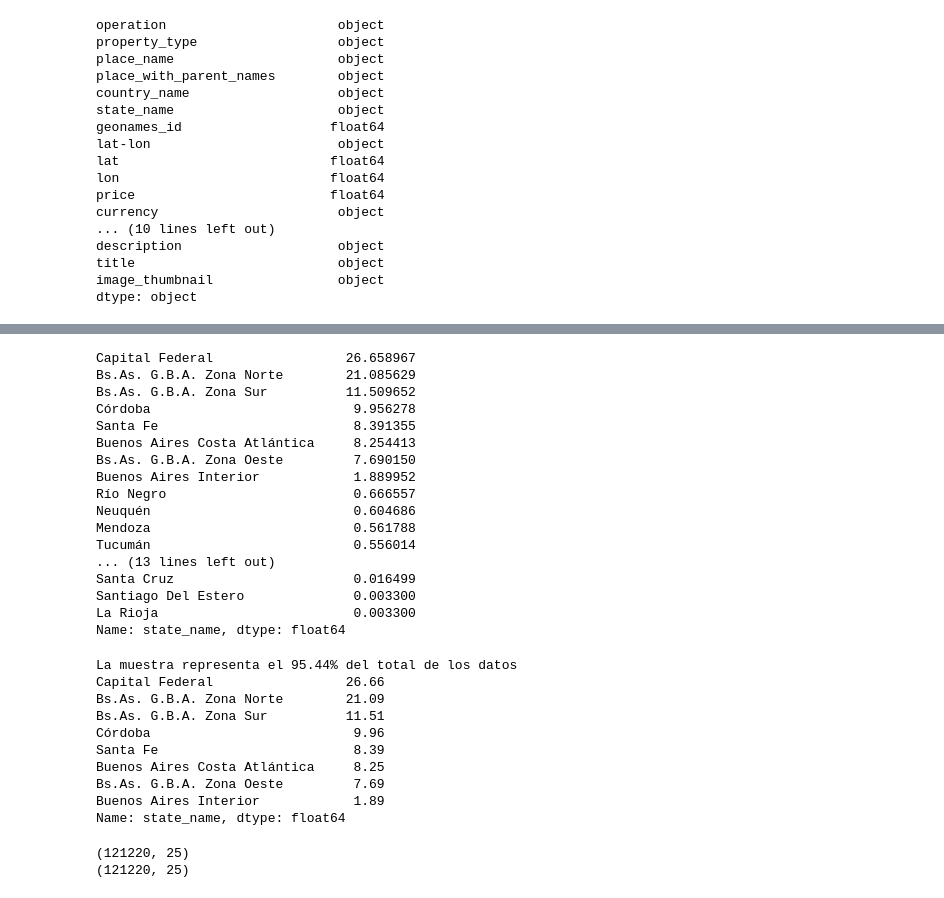
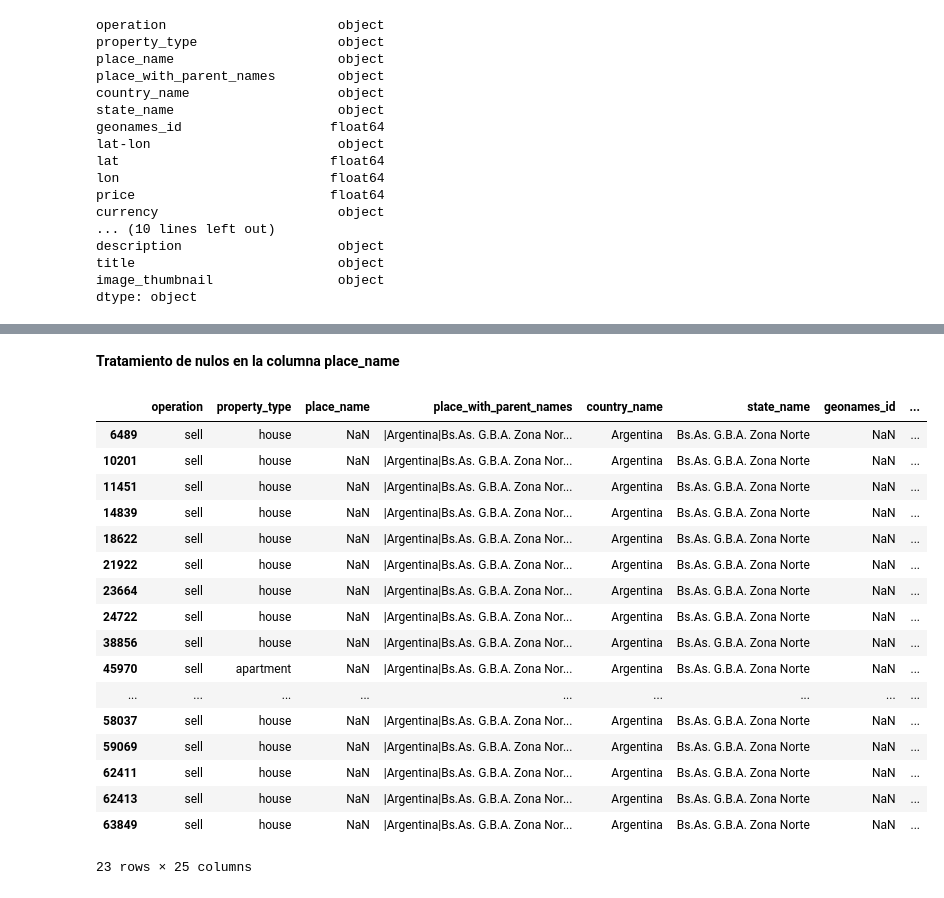
Before and after one commit to BenkosT/TP_Limpieza, a Jupyter notebook: Notebooks/Limpieza.ipynb, the cells around one changed output, grey strips where cells are left out. Saved outputs shown, nothing was run; the diff lists cells and outputs as text; code cells hidden in the pictures.

```diff
--- a/Notebooks/Limpieza.ipynb
+++ b/Notebooks/Limpieza.ipynb
@@ -32,0 +121,4 @@ data.head(3)
+# %%
+# Con la mascara generada anteriormente para quedarnos con los state_names mayores a 1%, eliminamos las instancias que no corresponden a los state_names seleccionados
+data = data[data.state_name.isin(mask_1_percent.index)]
+data
@@ -119,22 +226,0 @@ state_name_distribution = pd.value_counts(data.state_name)
-# %%
-# Vemos los porcentajes de la districion de los datos por provincia
-percentage_state_name = 100*state_name_distribution/total_data
-percentage_state_name
-# %% [output]
-Capital Federal                 26.658967
-Bs.As. G.B.A. Zona Norte        21.085629
-Bs.As. G.B.A. Zona Sur          11.509652
-Córdoba                          9.956278
-Santa Fe                         8.391355
-Buenos Aires Costa Atlántica     8.254413
-Bs.As. G.B.A. Zona Oeste         7.690150
-Buenos Aires Interior            1.889952
-Río Negro                        0.666557
-Neuquén                          0.604686
-Mendoza                          0.561788
-Tucumán                          0.556014
-... (13 lines left out)
-Santa Cruz                       0.016499
-Santiago Del Estero              0.003300
-La Rioja                         0.003300
-Name: state_name, dtype: float64
@@ -143,24 +227,27 @@ Name: state_name, dtype: float64
-# %%
-mask_1_percent = percentage_state_name[percentage_state_name > 1]
-print(f'La muestra representa el {round(mask_1_percent.sum(), 2)}% del total de los datos')
-print(round(mask_1_percent, 2))
-# %% [output]
-La muestra representa el 95.44% del total de los datos
-Capital Federal                 26.66
-Bs.As. G.B.A. Zona Norte        21.09
-Bs.As. G.B.A. Zona Sur          11.51
-Córdoba                          9.96
-Santa Fe                         8.39
-Buenos Aires Costa Atlántica     8.25
-Bs.As. G.B.A. Zona Oeste         7.69
-Buenos Aires Interior            1.89
-Name: state_name, dtype: float64
-# %%
-# Comprobamos la cantidad de filas donde tengan valor nulo en todas las columnas y las eliminamos
-data_clean_empty_row = data.dropna(axis = 0, how= 'all')
-print(data.shape)
-print(data_clean_empty_row.shape)
-#En este caso no hay ninguna fila con todos los valores nulos
-# %% [output]
-(121220, 25)
-(121220, 25)
+# %% [markdown]
+**Tratamiento de nulos en la columna place_name**
+# %%
+#Analizamos los nulos en la columna place_name con una mascara booleana
+place_name = data.place_name
+mask_place_name = place_name.isnull()
+data_null_place_name = data[mask_place_name]
+data_null_place_name
+# %% [output]
+|  | operation | property_type | place_name | place_with_parent_names | country_name | state_name | geonames_id | ... |
+| 6489 | sell | house | NaN | |Argentina|Bs.As. G.B.A. Zona Nor... | Argentina | Bs.As. G.B.A. Zona Norte | NaN | ... |
+| 10201 | sell | house | NaN | |Argentina|Bs.As. G.B.A. Zona Nor... | Argentina | Bs.As. G.B.A. Zona Norte | NaN | ... |
+| 11451 | sell | house | NaN | |Argentina|Bs.As. G.B.A. Zona Nor... | Argentina | Bs.As. G.B.A. Zona Norte | NaN | ... |
+| 14839 | sell | house | NaN | |Argentina|Bs.As. G.B.A. Zona Nor... | Argentina | Bs.As. G.B.A. Zona Norte | NaN | ... |
+| 18622 | sell | house | NaN | |Argentina|Bs.As. G.B.A. Zona Nor... | Argentina | Bs.As. G.B.A. Zona Norte | NaN | ... |
+| 21922 | sell | house | NaN | |Argentina|Bs.As. G.B.A. Zona Nor... | Argentina | Bs.As. G.B.A. Zona Norte | NaN | ... |
+| 23664 | sell | house | NaN | |Argentina|Bs.As. G.B.A. Zona Nor... | Argentina | Bs.As. G.B.A. Zona Norte | NaN | ... |
+| 24722 | sell | house | NaN | |Argentina|Bs.As. G.B.A. Zona Nor... | Argentina | Bs.As. G.B.A. Zona Norte | NaN | ... |
+| 38856 | sell | house | NaN | |Argentina|Bs.As. G.B.A. Zona Nor... | Argentina | Bs.As. G.B.A. Zona Norte | NaN | ... |
+| 45970 | sell | apartment | NaN | |Argentina|Bs.As. G.B.A. Zona Nor... | Argentina | Bs.As. G.B.A. Zona Norte | NaN | ... |
+| ... | ... | ... | ... | ... | ... | ... | ... | ... |
+| 58037 | sell | house | NaN | |Argentina|Bs.As. G.B.A. Zona Nor... | Argentina | Bs.As. G.B.A. Zona Norte | NaN | ... |
+| 59069 | sell | house | NaN | |Argentina|Bs.As. G.B.A. Zona Nor... | Argentina | Bs.As. G.B.A. Zona Norte | NaN | ... |
+| 62411 | sell | house | NaN | |Argentina|Bs.As. G.B.A. Zona Nor... | Argentina | Bs.As. G.B.A. Zona Norte | NaN | ... |
+| 62413 | sell | house | NaN | |Argentina|Bs.As. G.B.A. Zona Nor... | Argentina | Bs.As. G.B.A. Zona Norte | NaN | ... |
+| 63849 | sell | house | NaN | |Argentina|Bs.As. G.B.A. Zona Nor... | Argentina | Bs.As. G.B.A. Zona Norte | NaN | ... |
+23 rows × 25 columns
```
Also changed, not shown: parts of 26 cells of this notebook, 1 other file.
